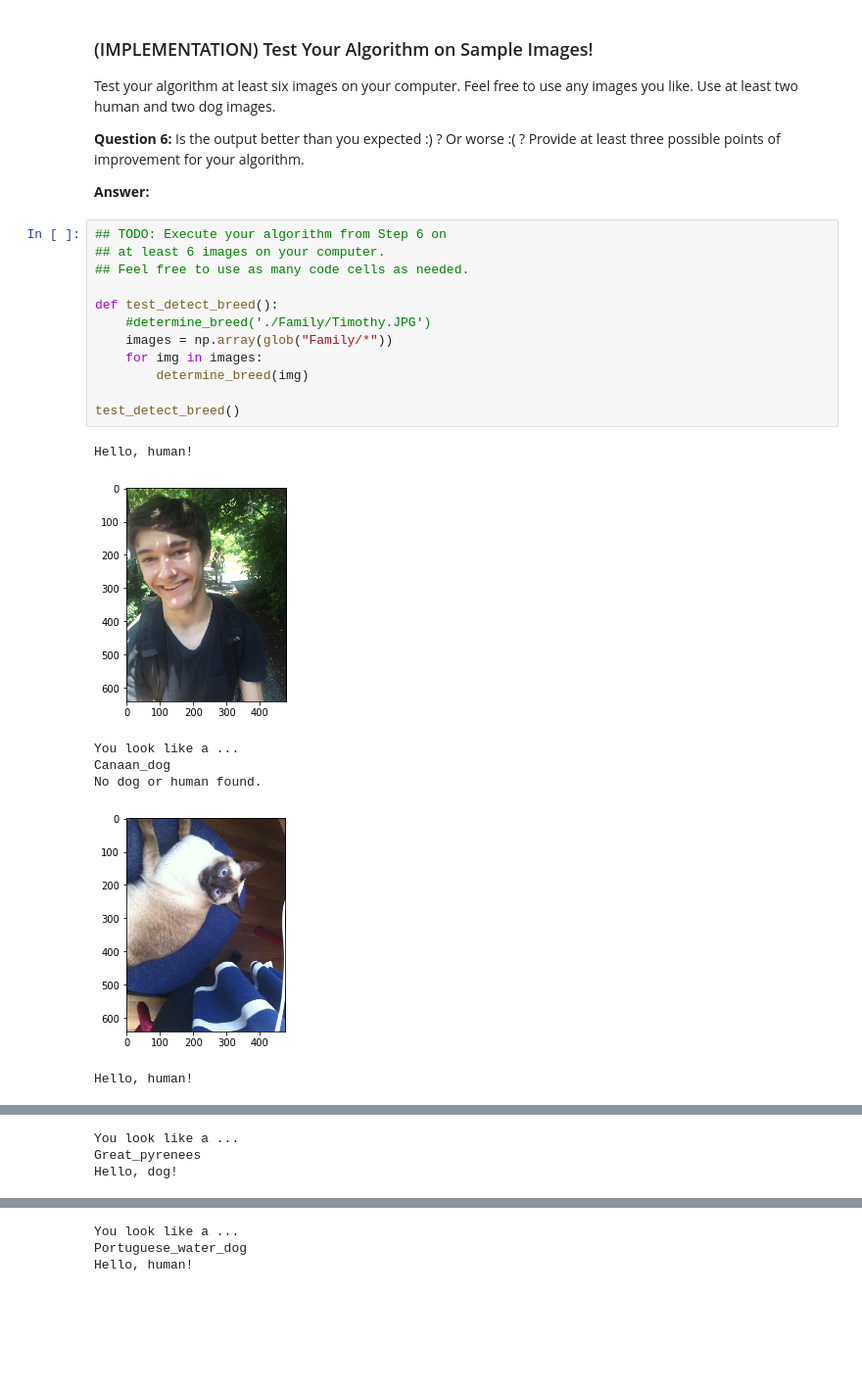
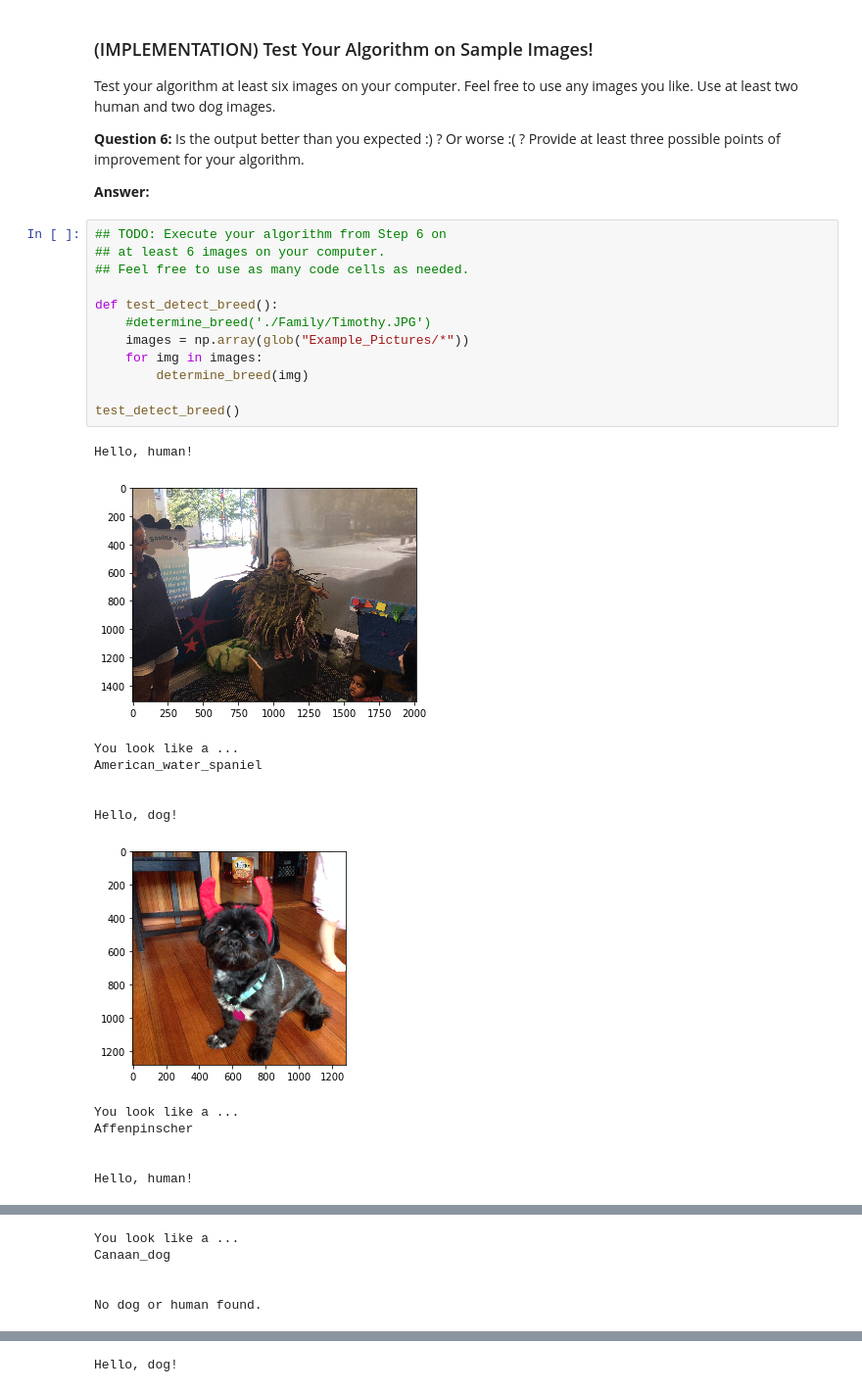
Before and after one commit to friedsam/dog_app, a Jupyter notebook: dog_app.ipynb, the cells around one changed output, grey strips where cells are left out. Shown at 98% size. Cells and saved outputs as stored; diff of their text form; blank space fills up the shorter version.

```diff
--- a/dog_app.ipynb
+++ b/dog_app.ipynb
@@ -901,20 +921,26 @@ __Answer:__
 # %%
 ## TODO: Execute your algorithm from Step 6 on
 ## at least 6 images on your computer.
 ## Feel free to use as many code cells as needed.
 
 def test_detect_breed():
     #determine_breed('./Family/Timothy.JPG')
-    images = np.array(glob("Family/*"))
+    images = np.array(glob("Example_Pictures/*"))
     for img in images:
         determine_breed(img)
 
 test_detect_breed()
 # %% [output]
 Hello, human!
-[figure, old version]
+[figure, new version]
 You look like a ...
-Canaan_dog
-No dog or human found.
+American_water_spaniel
+
+
+Hello, dog!
-[figure, old version]
+[figure, new version]
+You look like a ...
+Affenpinscher
+
+
 Hello, human!
@@ -922,3 +948,5 @@ Hello, human!
 You look like a ...
-Great_pyrenees
-Hello, dog!
+Canaan_dog
+
+
+No dog or human found.
@@ -926,3 +954 @@ Hello, dog!
-You look like a ...
-Portuguese_water_dog
-Hello, human!
+Hello, dog!
```
Also changed, not shown: parts of 9 cells of this notebook, 27 other files.
